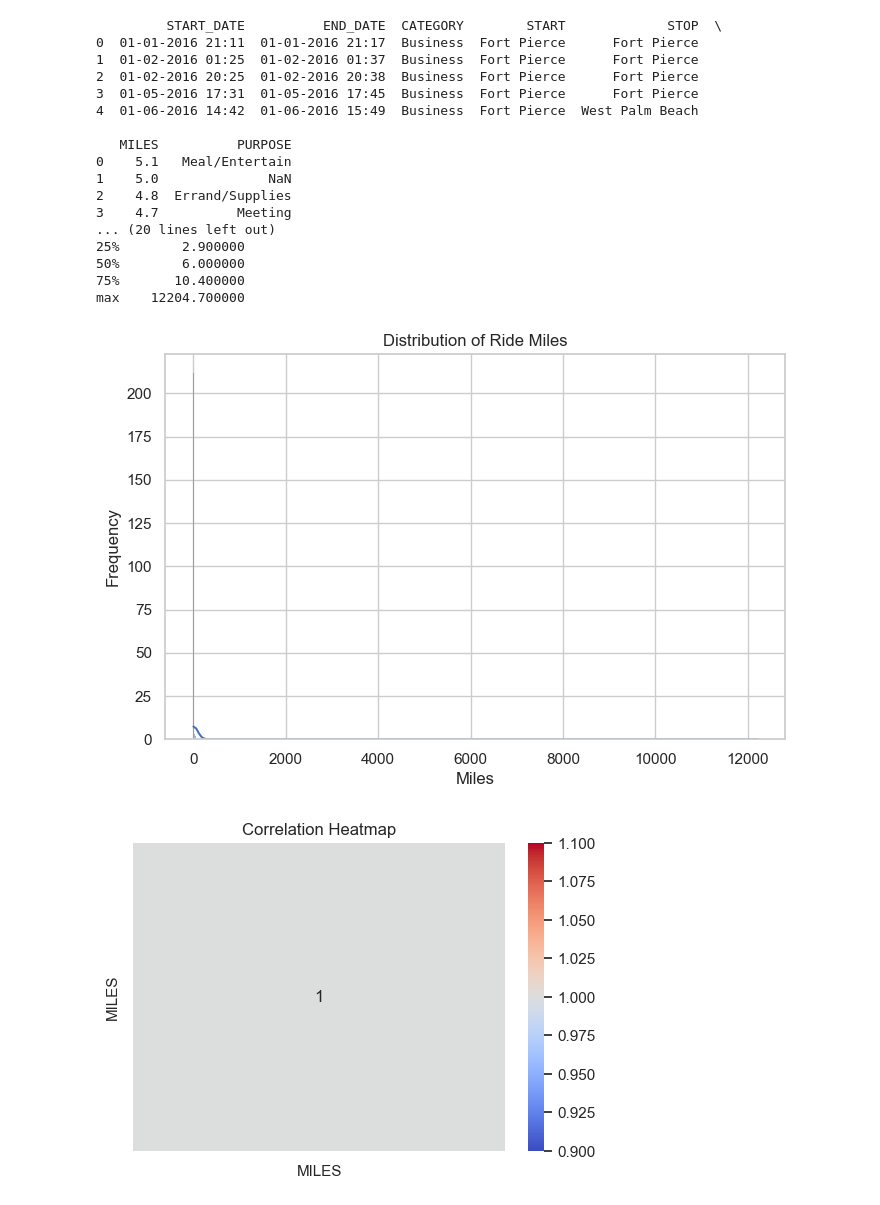
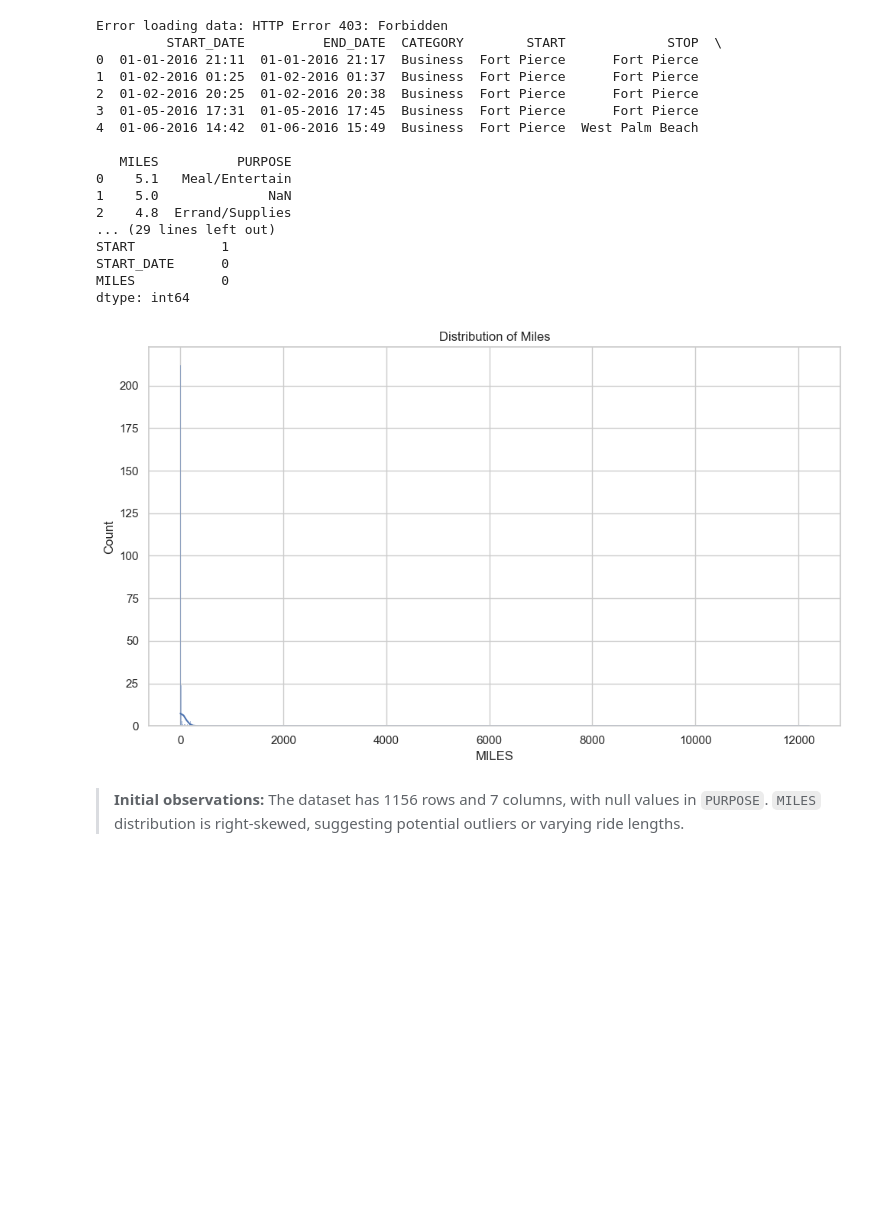
Before and after one commit to arielpuifil/python-uber-data-analysis, a Jupyter notebook: python-uber-data-analysis.ipynb, the cells around one changed output. Drawn from its saved outputs; the diff is of its cells as text; code cells hidden in the pictures; blank space fills up the shorter version.

Commit message:
Initial commit of the main jupyter notebook

```diff
--- a/python-uber-data-analysis.ipynb
+++ b/python-uber-data-analysis.ipynb
@@ -55,48 +21,44 @@ Visualizations: Histograms for MILES distribution and a correlation heatmap (tho
 # %%
+url = "https://media.geeksforgeeks.org/wp-content/uploads/20240723115248/UberDataset.csv"
 try:
-  dataset = pd.read_csv("UberDataset.csv")
-except FileNotFoundError:
-  print("Error: 'UberDataset.csv' not found. Please download from https://media.geeksforgeeks.org/wp-content/uploads/20240919115958/UberDataset.csv")
-  raise
+  dataset = pd.read_csv(url, parse_dates=["START_DATE", "END_DATE"])
+except Exception as e:
+  print(f"Error loading data: {e}")
+  dataset = pd.read_csv("uber-data.csv", parse_dates=["START_DATE", "END_DATE"])
 
 print(dataset.head())
 
 dataset.info()
 
 print(dataset.describe())
 
-plt.figure(figsize=(8, 5))
-sns.histplot(dataset['MILES'], kde=True)
-plt.title('Distribution of Ride Miles')
-plt.xlabel('Miles')
-plt.ylabel('Frequency')
+print(dataset.isna().sum().sort_values(ascending=False))
+
+fig, axs = plt.subplots(1, 1, figsize=(10, 6))
+sns.histplot(dataset['MILES'], kde=True, ax=axs)
+axs.set_title('Distribution of Miles')
+plt.tight_layout()
 plt.show()
-
-numerical_cols = dataset.select_dtypes(include=['float64', 'int64']).columns
-corr = dataset[numerical_cols].corr()
-plt.figure(figsize=(6, 4))
-sns.heatmap(corr, annot=True, cmap='coolwarm')
-plt.title('Correlation Heatmap')
-plt.show()
 # %% [output]
+Error loading data: HTTP Error 403: Forbidden
          START_DATE          END_DATE  CATEGORY        START             STOP  \
 0  01-01-2016 21:11  01-01-2016 21:17  Business  Fort Pierce      Fort Pierce
 1  01-02-2016 01:25  01-02-2016 01:37  Business  Fort Pierce      Fort Pierce
 2  01-02-2016 20:25  01-02-2016 20:38  Business  Fort Pierce      Fort Pierce
 3  01-05-2016 17:31  01-05-2016 17:45  Business  Fort Pierce      Fort Pierce
 4  01-06-2016 14:42  01-06-2016 15:49  Business  Fort Pierce  West Palm Beach
 
    MILES          PURPOSE
 0    5.1   Meal/Entertain
 1    5.0              NaN
 2    4.8  Errand/Supplies
-3    4.7          Meeting
-... (20 lines left out)
-25%        2.900000
-50%        6.000000
-75%       10.400000
-max    12204.700000
+... (29 lines left out)
+START           1
+START_DATE      0
+MILES           0
+dtype: int64
-[figure, old version]
+[figure, new version]
-[figure, removed]
+# %% [markdown]
+> **Initial observations:** The dataset has 1156 rows and 7 columns, with null values in `PURPOSE`. `MILES` distribution is right-skewed, suggesting potential outliers or varying ride lengths.
 # %% [markdown]
 ## Data Cleaning and Preprocessing
```
Also changed, not shown: parts of 16 cells of this notebook.
